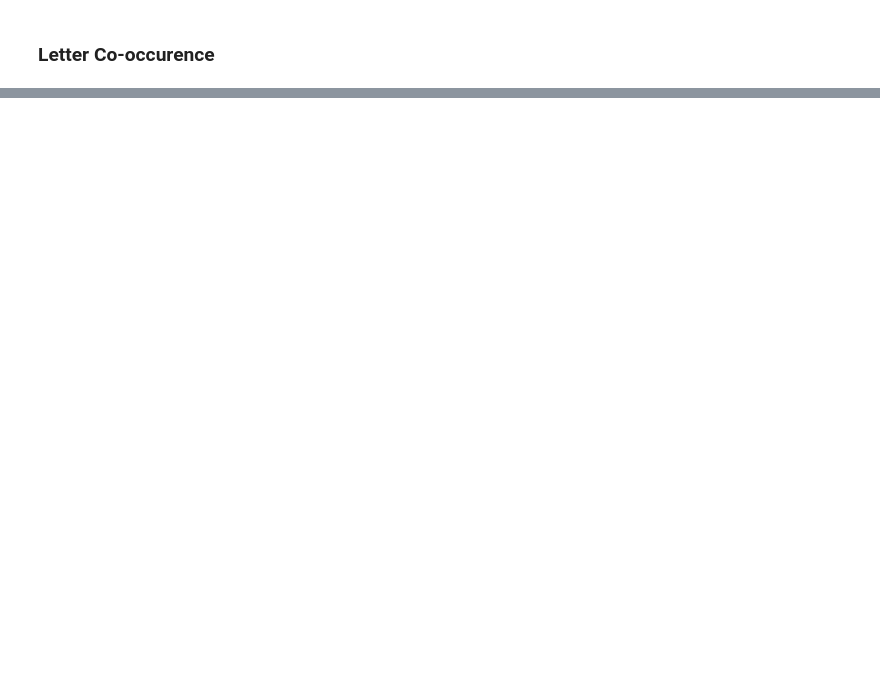
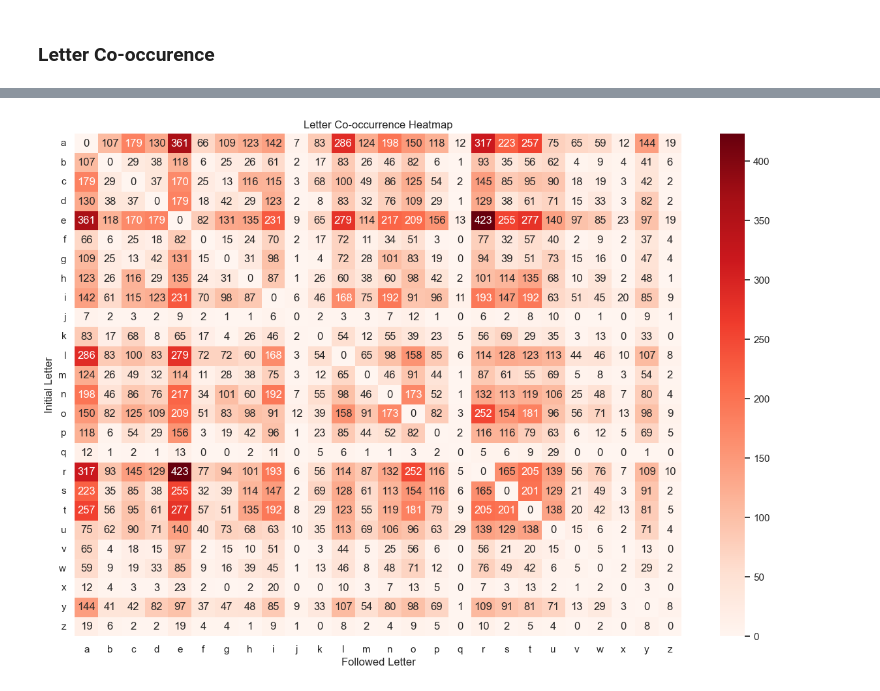
Before and after one commit to Dom17Pham/WordleMe, a Jupyter notebook: WordleAnalysis.ipynb, the cells around one changed output, grey strips where cells are left out. Cells and saved outputs as stored; diff of their text form; code cells hidden in the pictures; blank space fills up the shorter version.

Commit message:
Replaced dendrogram with heatmap for letter co-occurence.

```diff
--- a/WordleAnalysis.ipynb
+++ b/WordleAnalysis.ipynb
@@ -272,0 +215,22 @@ for letter in WordleSolutions['word'].str[0].unique():
+# %%
+letters = string.ascii_lowercase
+co_occurrence_matrix = pd.DataFrame(0, index=list(letters), columns=list(letters))
+
+# Calculate co-occurrence matrix based on letter counts
+for letter_count in WordleSolutions['letter_count']:
+    for letter1 in letters:
+        if letter1 in letter_count:
+            for letter2 in letters:
+                if letter2 in letter_count and letter1 != letter2:
+                    co_occurrence_matrix.loc[letter1, letter2] += 1
+
+plt.figure(figsize=(15, 10))
+sns.set(font_scale=1)
+sns.heatmap(co_occurrence_matrix, annot=True, cmap="Reds", fmt="d")
+plt.title('Letter Co-occurrence Heatmap')
+plt.xlabel('Followed Letter')
+plt.ylabel('Initial Letter')
+plt.yticks(rotation=0)
+plt.show()
+# %% [output]
+[figure, added]
```
Also changed, not shown: parts of 4 cells of this notebook.
